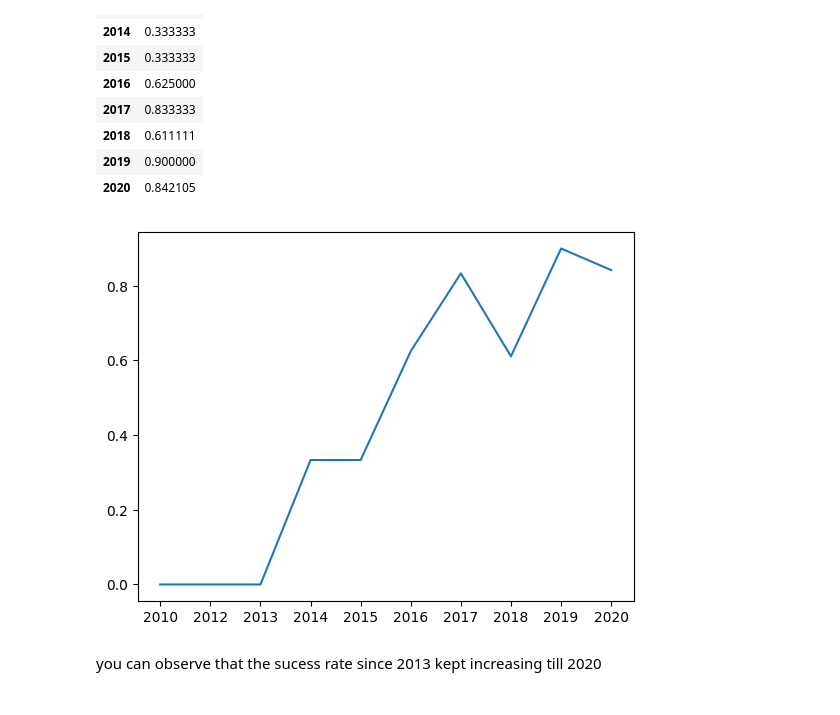
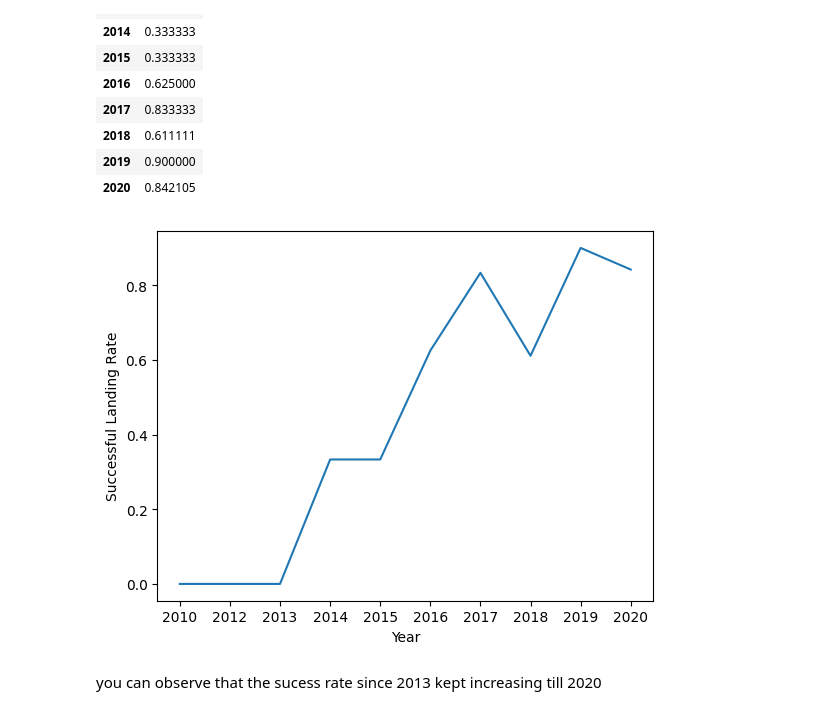
Before and after one commit to nanjunchen/Rocket-Launch-Data-Science-Project, a Jupyter notebook: eda-dataviz.ipynb, the cells around one changed output. Cells and saved outputs as stored; diff of their text form; code cells hidden in the pictures.

Commit message:
Add files via upload
EDA with visualization and features engineering

```diff
--- a/eda-dataviz.ipynb
+++ b/eda-dataviz.ipynb
@@ -233,12 +257,13 @@ year_rate
 # %%
 # Plot a line chart with x axis to be the extracted year and y axis to be the success rate
 plt.figure()
 
 plt.plot(year_rate.index,year_rate['Class'])
-
+plt.xlabel('Year')
+plt.ylabel('Successful Landing Rate')
 plt.show()
 # %% [output]
-[figure, old version]
+[figure, new version]
 # %% [markdown]
 you can observe that the sucess rate since 2013 kept increasing till 2020
 # %% [markdown]
```
Also changed, not shown: parts of 5 cells of this notebook.
